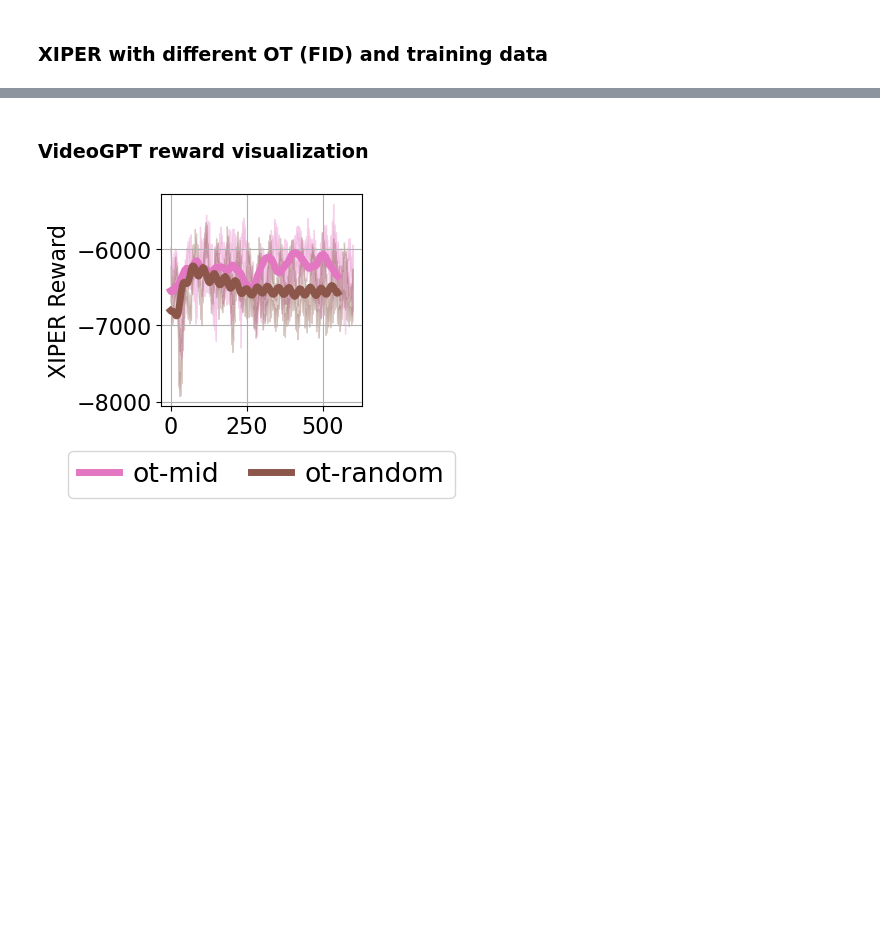
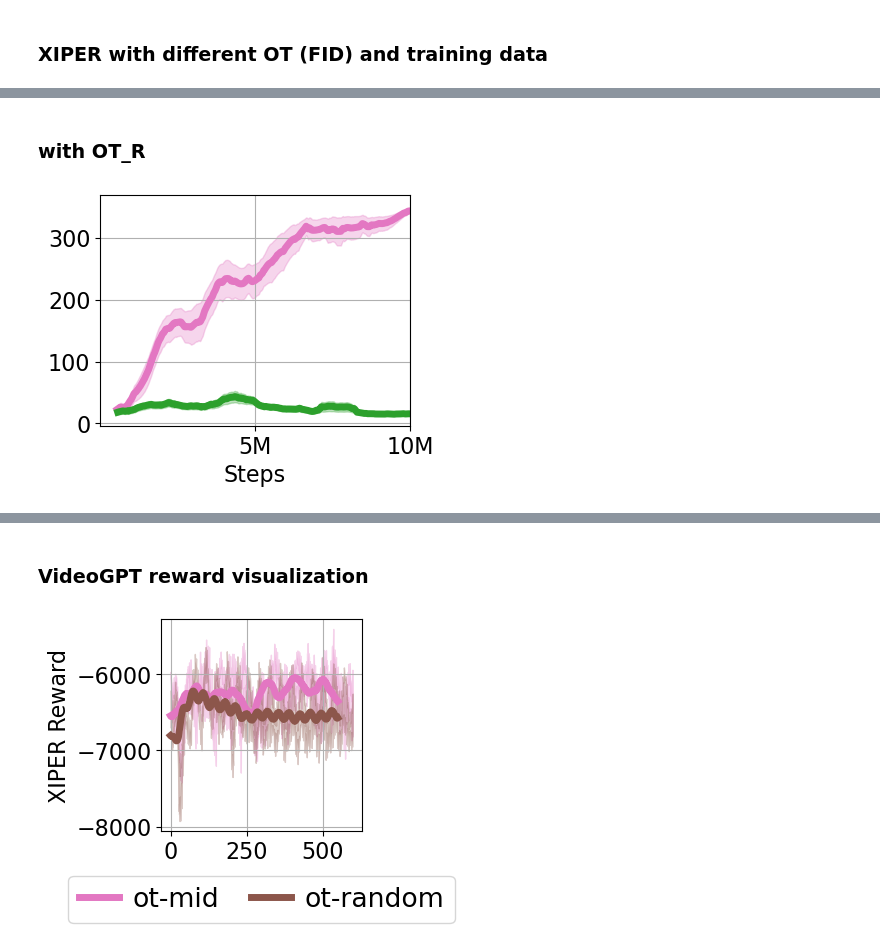
Before and after one commit to yangzhao-666/xiper, a Jupyter notebook: plot.ipynb, the cells around one changed output, grey strips where cells are left out. Drawn from its saved outputs; the diff is of its cells as text; code cells hidden in the pictures; blank space fills up the shorter version.

```diff
--- a/plot.ipynb
+++ b/plot.ipynb
@@ -257,0 +252,2 @@ plot_agent_folders(folders, labels, window_size=50, use_ste=True, color_list=col
+# %% [markdown]
+### with OT_R
@@ -257,0 +261,9 @@ plot_agent_folders(folders, labels, window_size=50, use_ste=True, color_list=col
+# %%
+folders = ['logdir/dmc_cheetah_run/Xiper_ot_R/', 'logdir/dmc_cheetah_run/Viper/']
+labels = ['XIPER', 'VIPER']
+
+color_list = ['tab:pink', 'tab:green', 'tab:grey', 'tab:blue']
+
+plot_agent_folders(folders, labels, window_size=50, use_ste=True, color_list=color_list)
+# %% [output]
+[figure, added]
```
Also changed, not shown: parts of 19 cells of this notebook, 9 other files.
